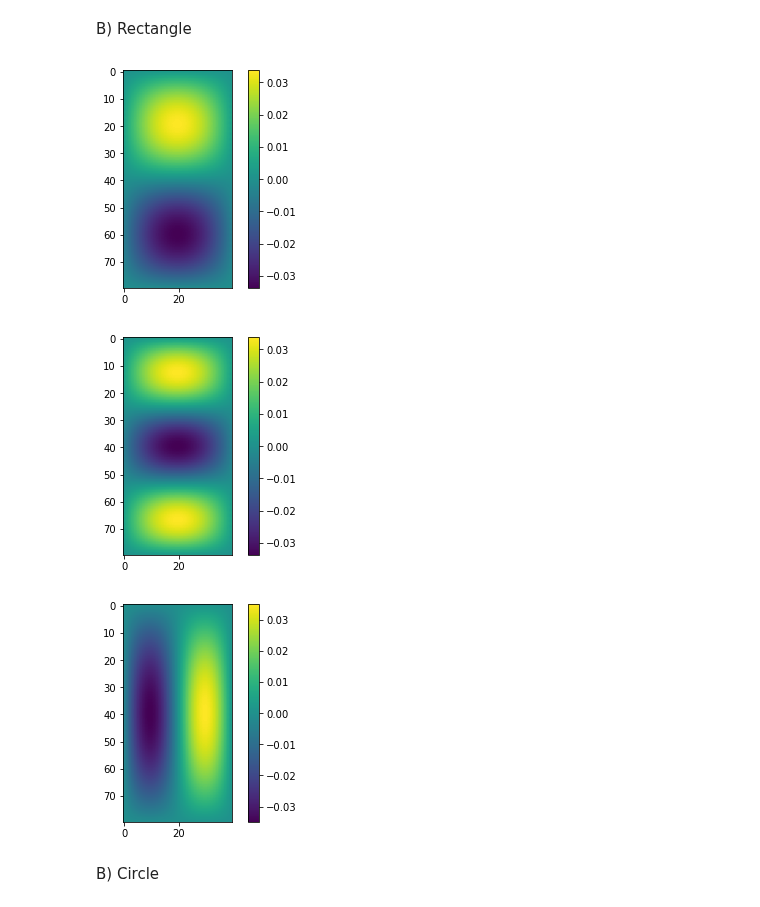
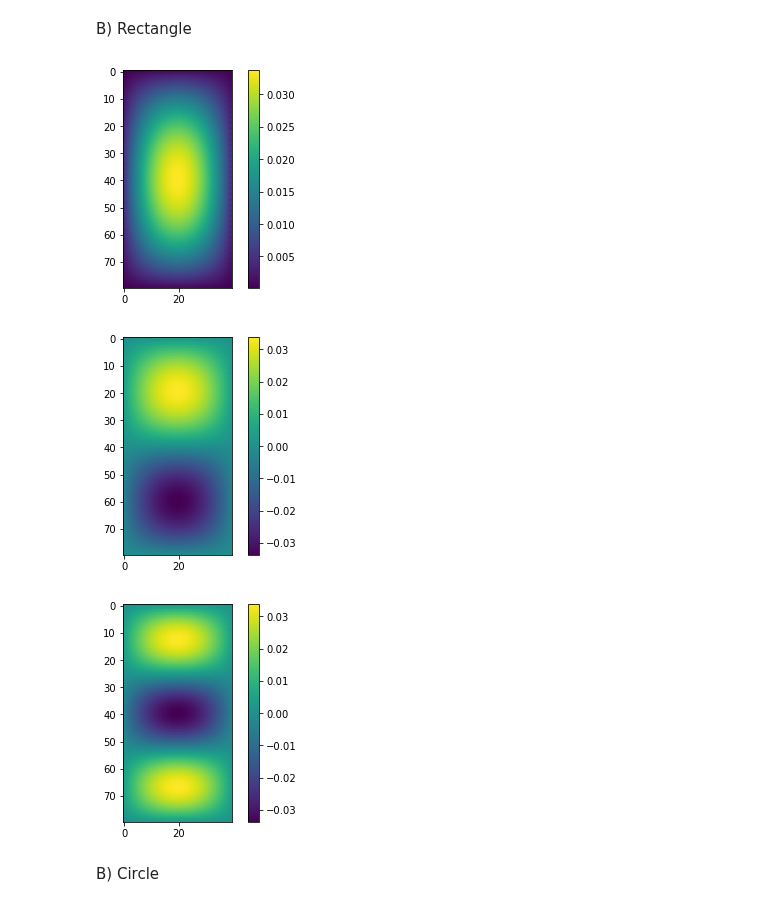
Before and after one commit to karellempes/ScieComp, a Jupyter notebook: Assignment 3/3.1Eigen modes of drums of different shapes.ipynb, the cells around one changed output. Drawn from its saved outputs; the diff is of its cells as text; code cells hidden in the pictures.

```diff
--- a/Assignment 3/3.1Eigen modes of drums of different shapes.ipynb
+++ b/Assignment 3/3.1Eigen modes of drums of different shapes.ipynb
@@ -13,7 +13,6 @@ import time
 # %%
 L = 1
 N = 40 # the length
-K = 40 # the width
 dx = 1/N
 # %% [markdown]
 A
@@ -56,11 +55,8 @@ def matrix(N,K,L, circle = False):
 # %% [markdown]
 B) Square
 # %%
-N = 40 # the width
-K = 40 # the length
-
-M_square = matrix(N,K,L)
-eigen, vector = linalg.eigh(M_square)
+M_squ = matrix(N,N,L)
+eigen, vector = linalg.eigh(M_squ)
 # %%
 smallest = np.argmin(np.abs(eigen))
 smallest_vector = vector[:,smallest]
@@ -91,38 +87,35 @@ plt.show()
 # %% [markdown]
 B) Rectangle
 # %%
-N = 40 # the width
-K = 2*N # the lenght
-
-M = matrix(N,K,L)
-eigen, vector = linalg.eigh(M)
+M_rec = matrix(N,2*N,L)
+eigen, vector = linalg.eigh(M_rec)
 # %%
 smallest = np.argmin(np.abs(eigen))
 smallest_vector = vector[:,smallest]
-eigen_grid = np.reshape(smallest_vector, (K,N))
+eigen_grid = np.reshape(smallest_vector, (N*2,N))
 colormap = plt.imshow(eigen_grid, cmap='viridis')
 plt.colorbar()
 plt.show()
 
 eigen[smallest] = 100
 smallest = np.argmin(np.abs(eigen))
 smallest_vector = vector[:,smallest]
-eigen_grid = np.reshape(smallest_vector, (K,N))
+eigen_grid = np.reshape(smallest_vector, (2*N,N))
 colormap = plt.imshow(eigen_grid, cmap='viridis')
 plt.colorbar()
 plt.show()
 
 eigen[smallest] = 100
 smallest = np.argmin(np.abs(eigen))
 smallest_vector = vector[:,smallest]
-eigen_grid = np.reshape(smallest_vector, (K,N))
+eigen_grid = np.reshape(smallest_vector, (2*N,N))
 colormap = plt.imshow(eigen_grid, cmap='viridis')
 plt.colorbar()
 plt.show()
 # %% [output]
-[figure, old version]
+[figure, new version]
-[figure, old version]
+[figure, new version]
-[figure, old version]
+[figure, new version]
 # %% [markdown]
 B) Circle
 # %%
```
Also changed, not shown: parts of 15 cells of this notebook.
